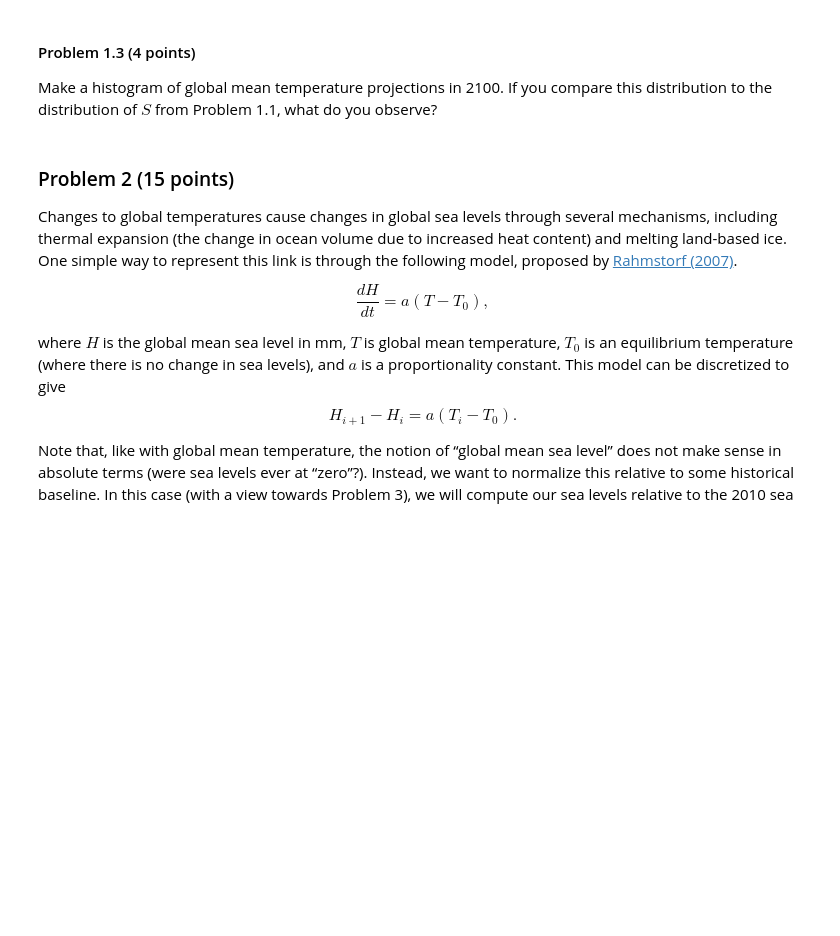
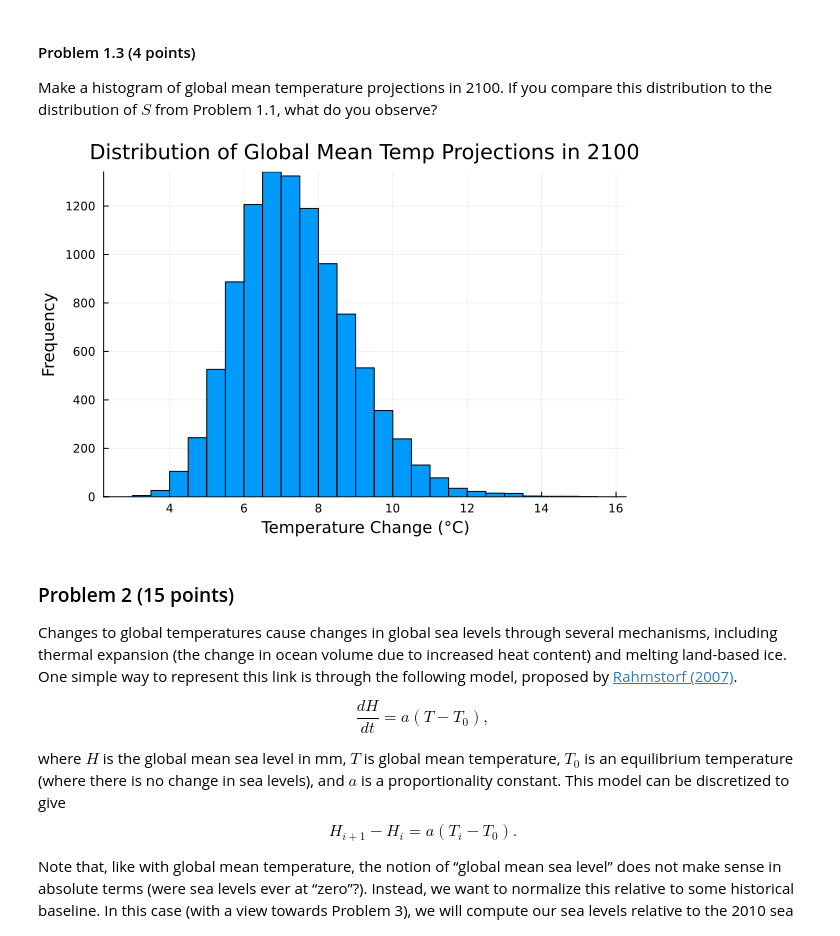
Before and after one commit to BEE4750-FA23/hw3-eb739, a Jupyter notebook: hw03.ipynb, the cells around one changed output. Drawn from its saved outputs; the diff is of its cells as text; code cells hidden in the pictures; blank space fills up the shorter version.

```diff
--- a/hw03.ipynb
+++ b/hw03.ipynb
@@ -164,6 +208,16 @@ mean temperature. Plot the median and 90% predictive distribution
 Make a histogram of global mean temperature projections in 2100. If you
 compare this distribution to the distribution of $S$ from Problem 1.1,
 what do you observe?
+# %%
+# Extract temperature anomalies for the year 2100
+temperature_anomalies_2100 = temperature_anomalies[:, findfirst(years_to_plot .== 2100)]
+
+# Create a histogram of temperature anomalies in 2100
+histogram(temperature_anomalies_2100, bins=50, xlabel="Temperature Change (°C)",
+    ylabel="Frequency", title="Distribution of Global Mean Temp Projections in 2100",
+    legend=false)
+# %% [output]
+[figure, added]
 # %% [markdown]
 ### Problem 2 (15 points)
 
```
Also changed, not shown: parts of 8 cells of this notebook.
